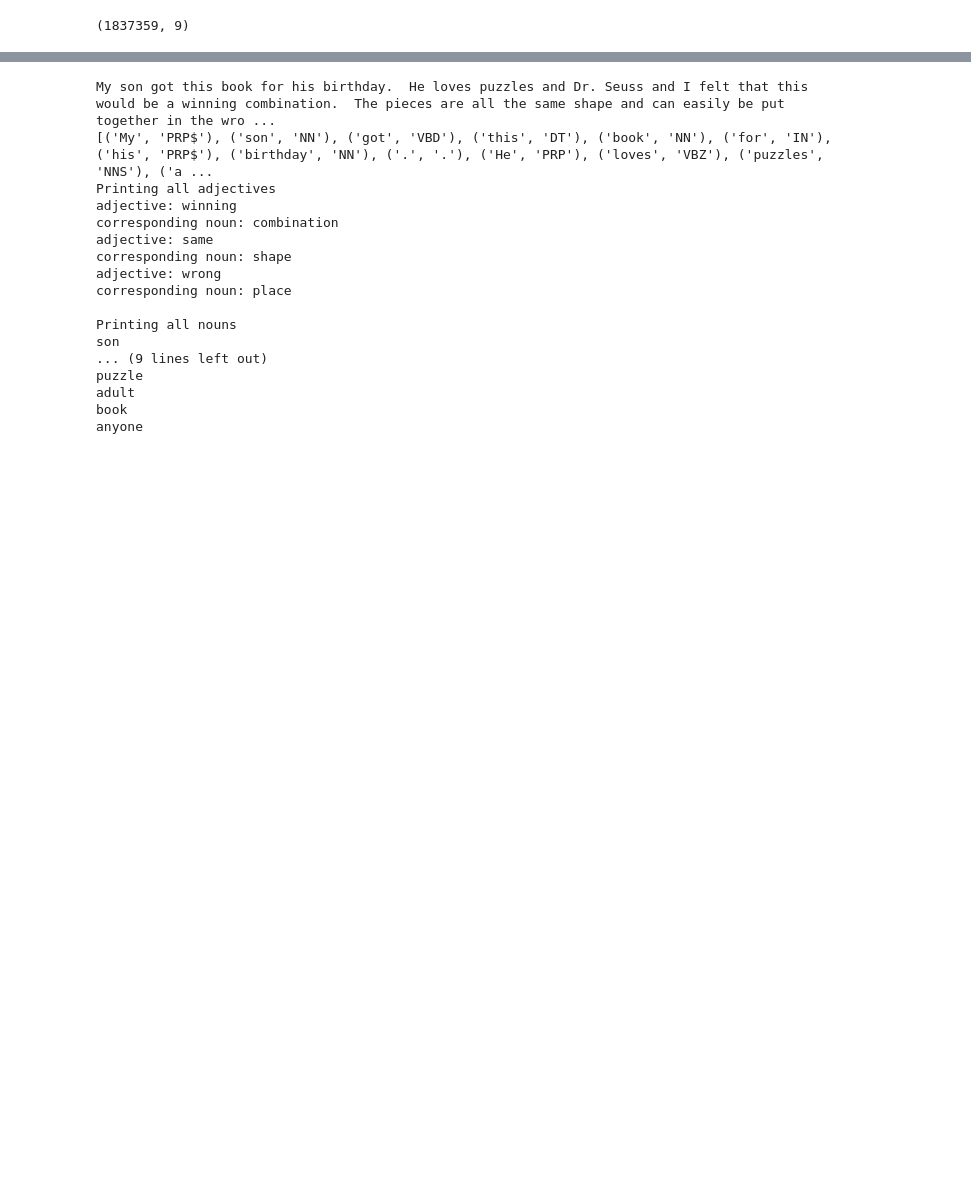
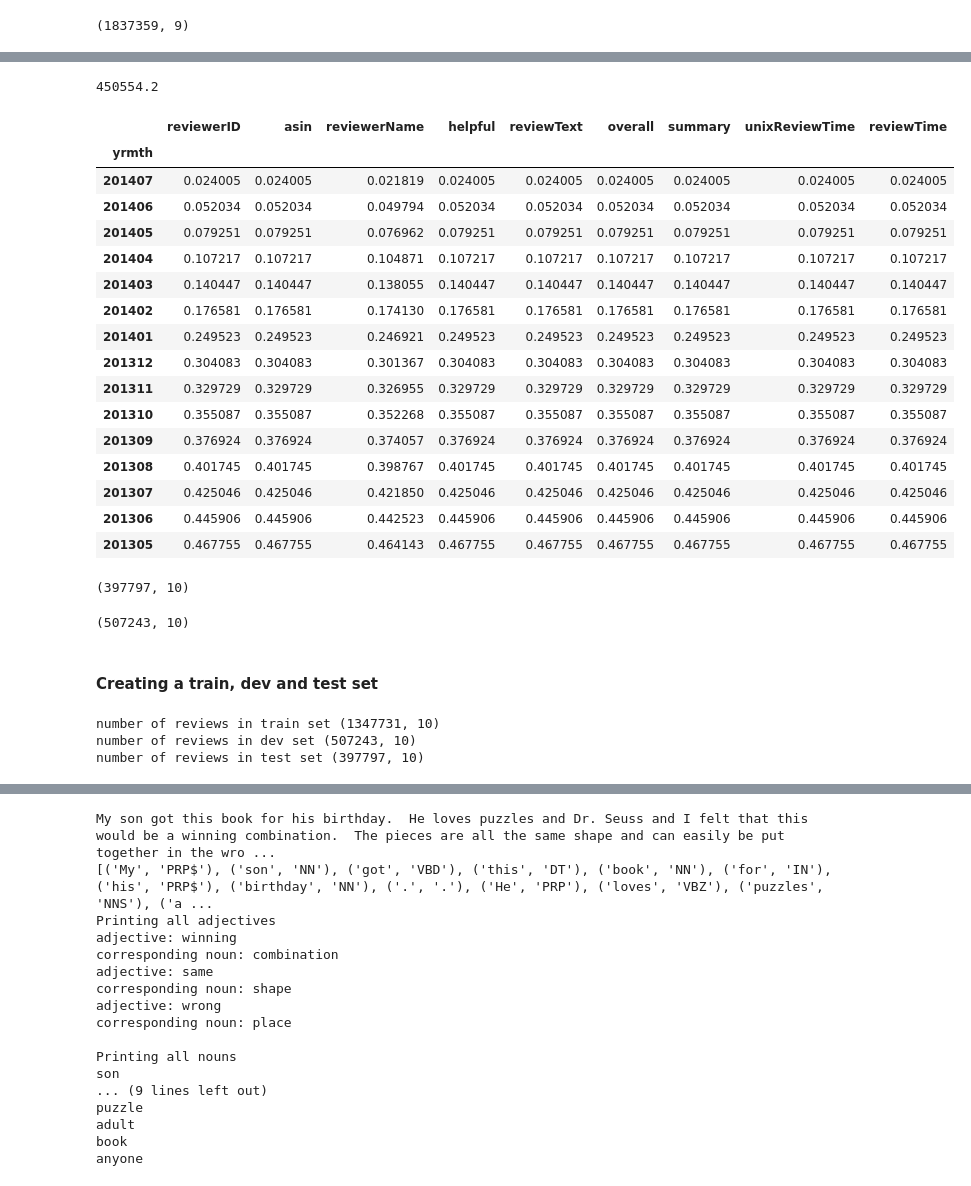
Before and after one commit to ArunimaKay/Capstone_Recommender_System, a Jupyter notebook: W210_toys_pos_frequency.ipynb, the cells around one changed output, grey strips where cells are left out. Cells and saved outputs as stored; diff of their text form; code cells hidden in the pictures; blank space fills up the shorter version.

Commit message:
Updated for creating train and dev sample

```diff
--- a/W210_toys_pos_frequency.ipynb
+++ b/W210_toys_pos_frequency.ipynb
@@ -164,0 +219,53 @@ print(df5.shape)
+# %%
+df['reviewTime'] = pd.to_datetime(df['reviewTime'])
+# %%
+df['yrmth'] = df['reviewTime'].dt.year*100+df['reviewTime'].dt.month
+# %%
+l = df.groupby('yrmth').agg('count')
+# %%
+totalReviews = df.shape[0]
+totalReviews*0.2
+# %% [output]
+450554.2
+# %%
+m = l.sort_values('yrmth', ascending = False).cumsum()/totalReviews
+m.head(15)
+# %% [output]
+|  | reviewerID | asin | reviewerName | helpful | reviewText | overall | summary | unixReviewTime | reviewTime |
+| yrmth |  |  |  |  |  |  |  |  |  |
+| 201407 | 0.024005 | 0.024005 | 0.021819 | 0.024005 | 0.024005 | 0.024005 | 0.024005 | 0.024005 | 0.024005 |
+| 201406 | 0.052034 | 0.052034 | 0.049794 | 0.052034 | 0.052034 | 0.052034 | 0.052034 | 0.052034 | 0.052034 |
+| 201405 | 0.079251 | 0.079251 | 0.076962 | 0.079251 | 0.079251 | 0.079251 | 0.079251 | 0.079251 | 0.079251 |
+| 201404 | 0.107217 | 0.107217 | 0.104871 | 0.107217 | 0.107217 | 0.107217 | 0.107217 | 0.107217 | 0.107217 |
+| 201403 | 0.140447 | 0.140447 | 0.138055 | 0.140447 | 0.140447 | 0.140447 | 0.140447 | 0.140447 | 0.140447 |
+| 201402 | 0.176581 | 0.176581 | 0.174130 | 0.176581 | 0.176581 | 0.176581 | 0.176581 | 0.176581 | 0.176581 |
+| 201401 | 0.249523 | 0.249523 | 0.246921 | 0.249523 | 0.249523 | 0.249523 | 0.249523 | 0.249523 | 0.249523 |
+| 201312 | 0.304083 | 0.304083 | 0.301367 | 0.304083 | 0.304083 | 0.304083 | 0.304083 | 0.304083 | 0.304083 |
+| 201311 | 0.329729 | 0.329729 | 0.326955 | 0.329729 | 0.329729 | 0.329729 | 0.329729 | 0.329729 | 0.329729 |
+| 201310 | 0.355087 | 0.355087 | 0.352268 | 0.355087 | 0.355087 | 0.355087 | 0.355087 | 0.355087 | 0.355087 |
+| 201309 | 0.376924 | 0.376924 | 0.374057 | 0.376924 | 0.376924 | 0.376924 | 0.376924 | 0.376924 | 0.376924 |
+| 201308 | 0.401745 | 0.401745 | 0.398767 | 0.401745 | 0.401745 | 0.401745 | 0.401745 | 0.401745 | 0.401745 |
+| 201307 | 0.425046 | 0.425046 | 0.421850 | 0.425046 | 0.425046 | 0.425046 | 0.425046 | 0.425046 | 0.425046 |
+| 201306 | 0.445906 | 0.445906 | 0.442523 | 0.445906 | 0.445906 | 0.445906 | 0.445906 | 0.445906 | 0.445906 |
+| 201305 | 0.467755 | 0.467755 | 0.464143 | 0.467755 | 0.467755 | 0.467755 | 0.467755 | 0.467755 | 0.467755 |
+# %%
+df[df['reviewTime'] >= '2014-02-01'].shape
+# %% [output]
+(397797, 10)
+# %%
+df[(df['reviewTime'] >= '2013-08-01') & (df['reviewTime'] < '2014-02-01')].shape
+# %% [output]
+(507243, 10)
+# %% [markdown]
+#### Creating a train, dev and test set
+# %%
+dftrain = df[df['reviewTime'] < '2013-08-01']
+print('number of reviews in train set',dftrain.shape)
+dfdev = df[(df['reviewTime'] >= '2013-08-01') & (df['reviewTime'] < '2014-02-01')]
+print('number of reviews in dev set',dfdev.shape)
+dftest = df[df['reviewTime'] >= '2014-02-01']
+print('number of reviews in test set',dftest.shape)
+# %% [output]
+number of reviews in train set (1347731, 10)
+number of reviews in dev set (507243, 10)
+number of reviews in test set (397797, 10)
```
Also changed, not shown: parts of 40 cells of this notebook.
